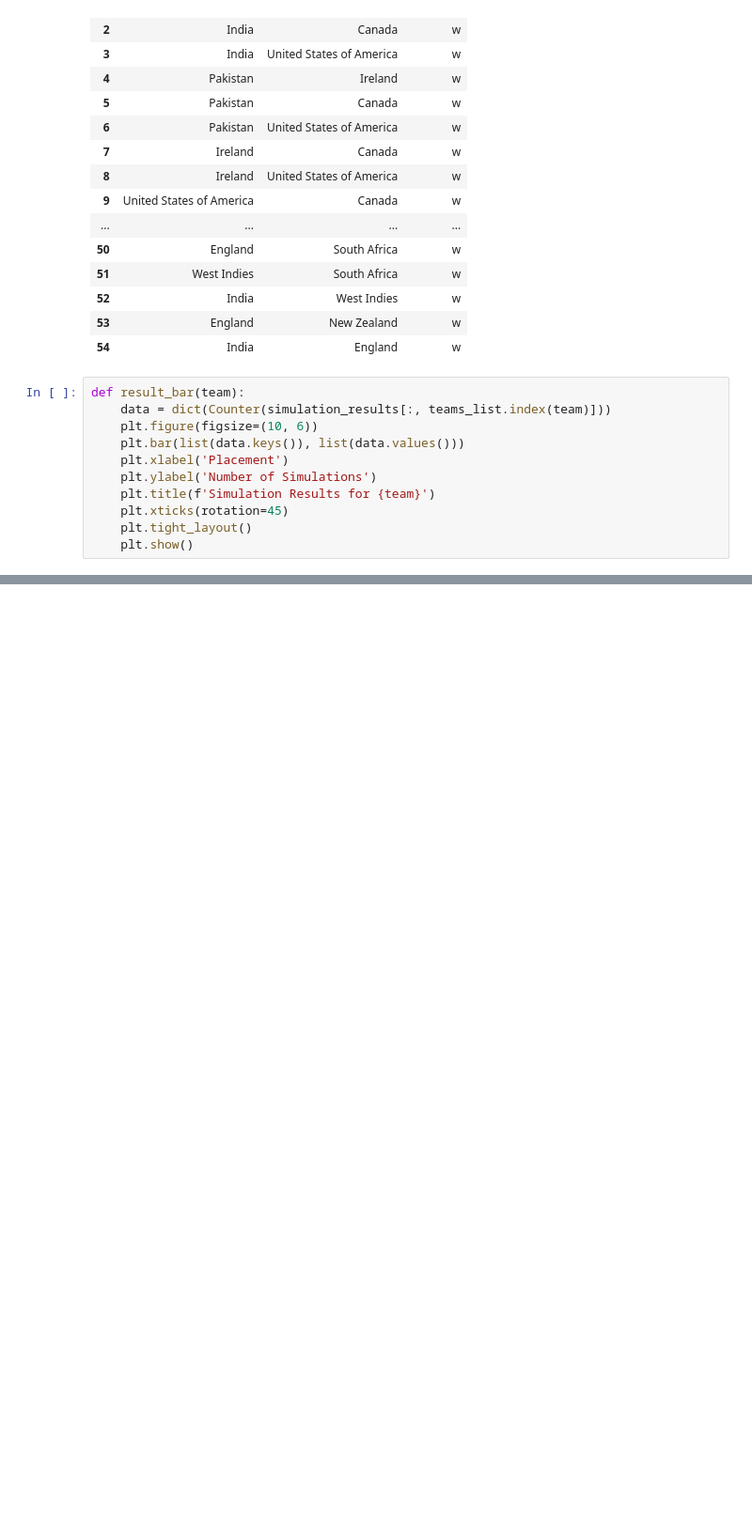
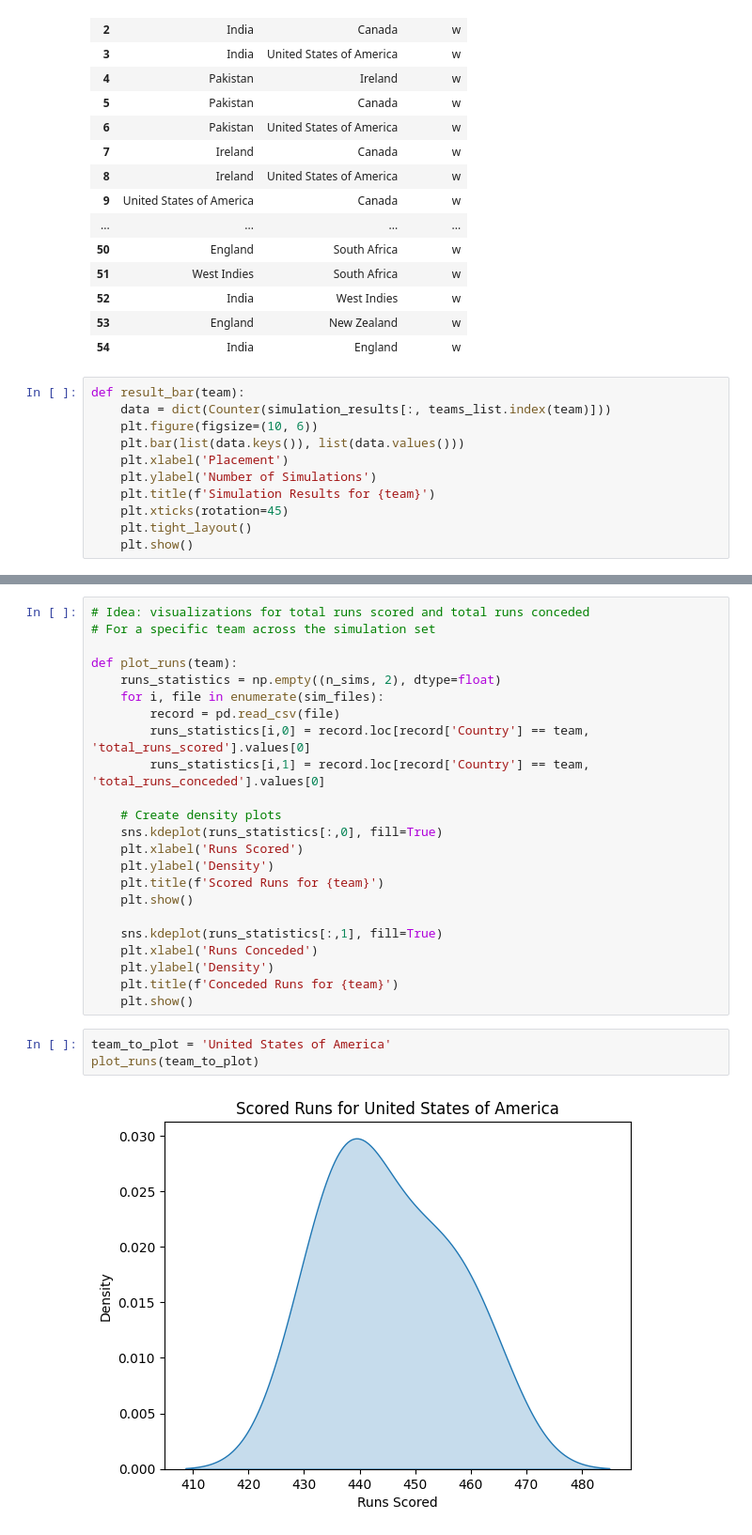
Before and after one commit to loreeian/wsa-cricket-2024-public, a Jupyter notebook: visualize.ipynb, the cells around one changed output, grey strips where cells are left out. Shown at 94% size. Cells and saved outputs as stored; diff of their text form; blank space fills up the shorter version.

```diff
--- a/visualize.ipynb
+++ b/visualize.ipynb
@@ -152,0 +151,28 @@ plt.show()
+# %%
+# Idea: visualizations for total runs scored and total runs conceded
+# For a specific team across the simulation set
+
+def plot_runs(team):
+    runs_statistics = np.empty((n_sims, 2), dtype=float)
+    for i, file in enumerate(sim_files):
+        record = pd.read_csv(file)
+        runs_statistics[i,0] = record.loc[record['Country'] == team, 'total_runs_scored'].values[0]
+        runs_statistics[i,1] = record.loc[record['Country'] == team, 'total_runs_conceded'].values[0]
+
+    # Create density plots
+    sns.kdeplot(runs_statistics[:,0], fill=True)
+    plt.xlabel('Runs Scored')
+    plt.ylabel('Density')
+    plt.title(f'Scored Runs for {team}')
+    plt.show()
+
+    sns.kdeplot(runs_statistics[:,1], fill=True)
+    plt.xlabel('Runs Conceded')
+    plt.ylabel('Density')
+    plt.title(f'Conceded Runs for {team}')
+    plt.show()
+# %%
+team_to_plot = 'United States of America'
+plot_runs(team_to_plot)
+# %% [output]
+[figure, added]
```
Also changed, not shown: parts of 9 cells of this notebook, 13 other files.
